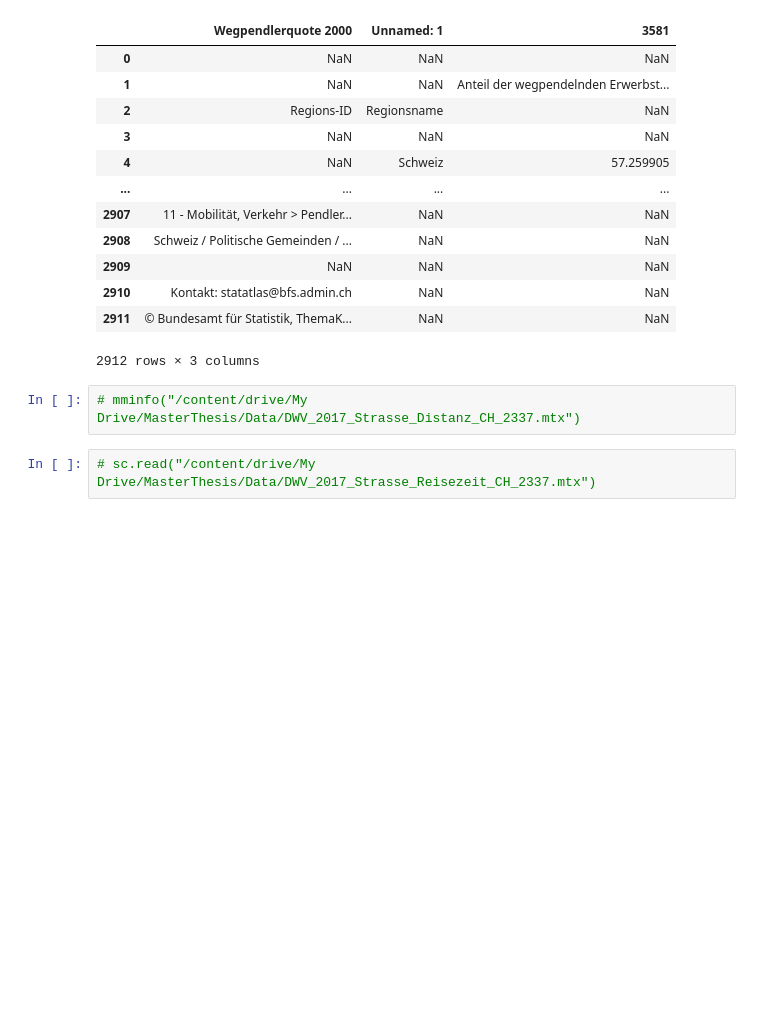
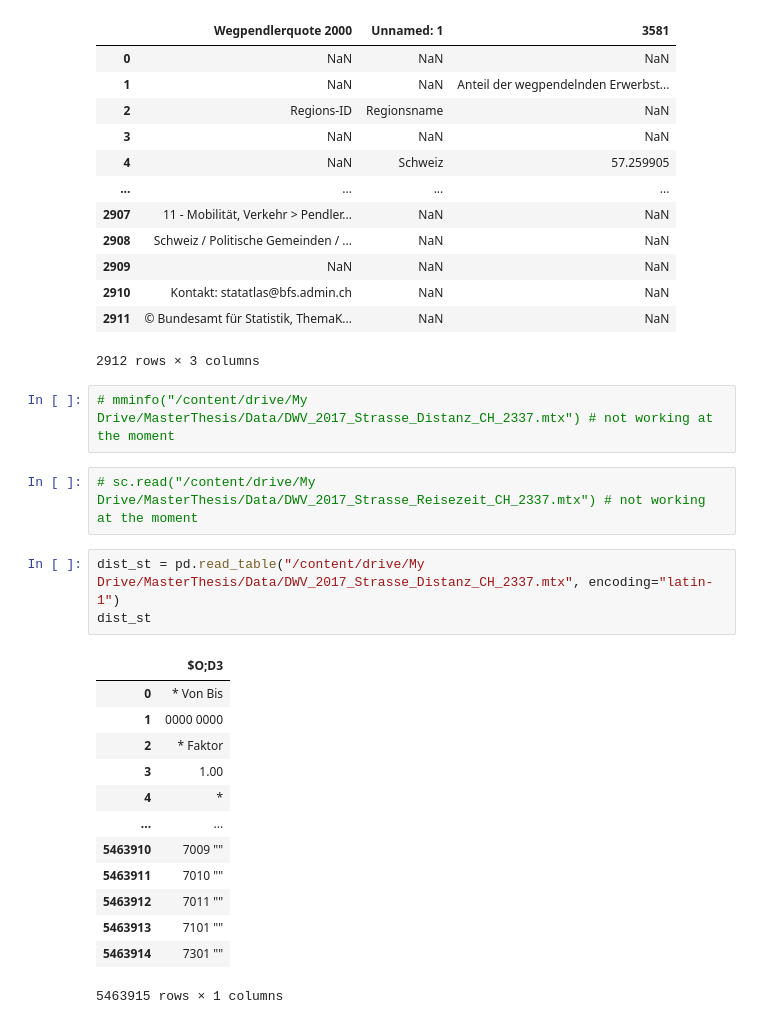
Before and after one commit to Icelander169/MasterThesis, a Jupyter notebook: 01_Reading_Data.ipynb, the cells around one changed output. Drawn from its saved outputs; the diff is of its cells as text; blank space fills up the shorter version.

Commit message:
distance + time matrix integrated in data loading chapter

```diff
--- a/01_Reading_Data.ipynb
+++ b/01_Reading_Data.ipynb
@@ -217,6 +173,23 @@ outbound_comm
 | 2911 | © Bundesamt für Statistik, ThemaK... | NaN | NaN |
 2912 rows × 3 columns
 # %%
-# mminfo("/content/drive/My Drive/MasterThesis/Data/DWV_2017_Strasse_Distanz_CH_2337.mtx")
+# mminfo("/content/drive/My Drive/MasterThesis/Data/DWV_2017_Strasse_Distanz_CH_2337.mtx") # not working at the moment
 # %%
-# sc.read("/content/drive/My Drive/MasterThesis/Data/DWV_2017_Strasse_Reisezeit_CH_2337.mtx")
+# sc.read("/content/drive/My Drive/MasterThesis/Data/DWV_2017_Strasse_Reisezeit_CH_2337.mtx") # not working at the moment
+# %%
+dist_st = pd.read_table("/content/drive/My Drive/MasterThesis/Data/DWV_2017_Strasse_Distanz_CH_2337.mtx", encoding="latin-1")
+dist_st
+# %% [output]
+|  | $O;D3 |
+| 0 | * Von Bis |
+| 1 | 0000 0000 |
+| 2 | * Faktor |
+| 3 | 1.00 |
+| 4 | * |
+| ... | ... |
+| 5463910 | 7009 "" |
+| 5463911 | 7010 "" |
+| 5463912 | 7011 "" |
+| 5463913 | 7101 "" |
+| 5463914 | 7301 "" |
+5463915 rows × 1 columns
```
Also changed, not shown: parts of 28 cells of this notebook.
